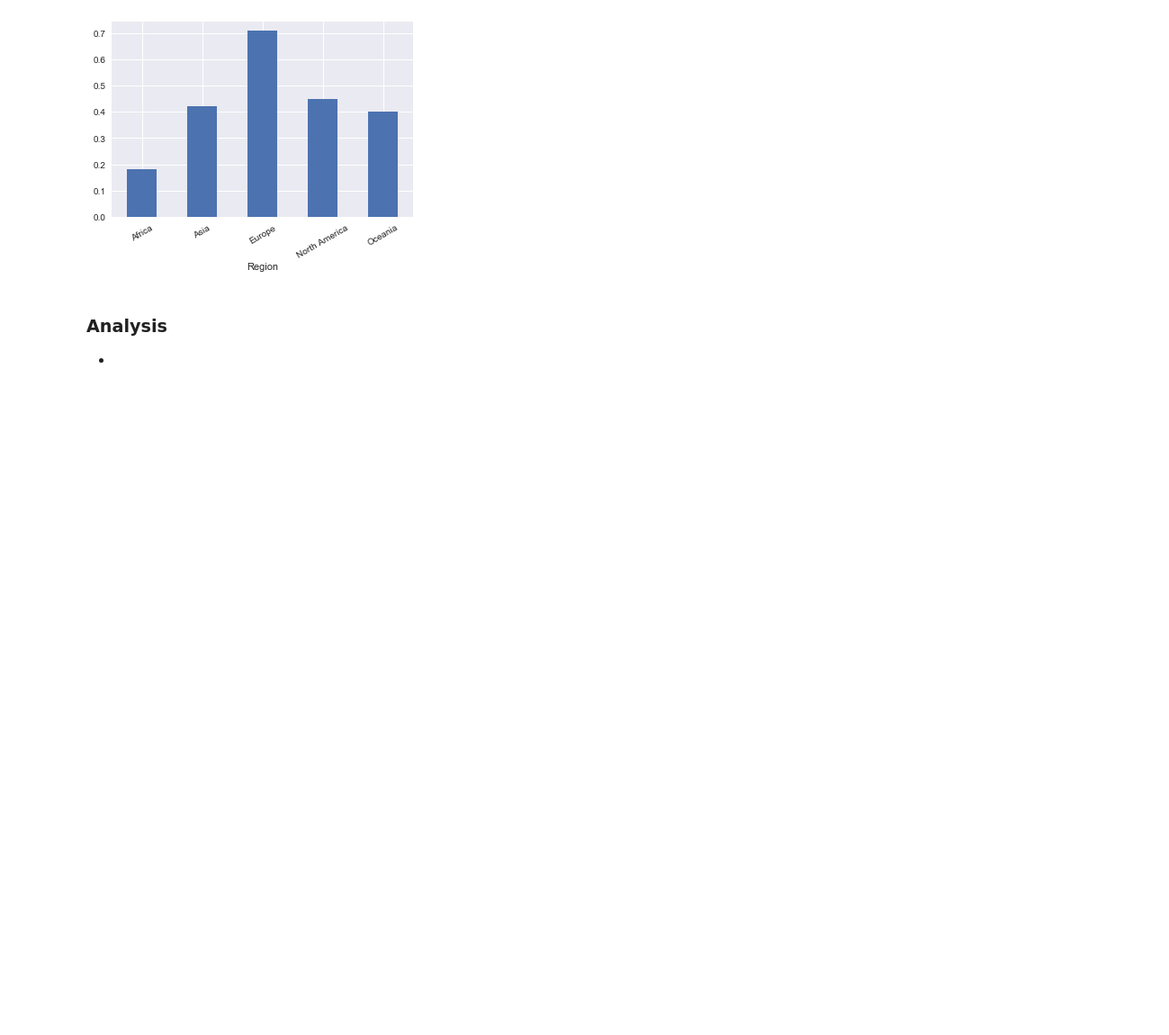
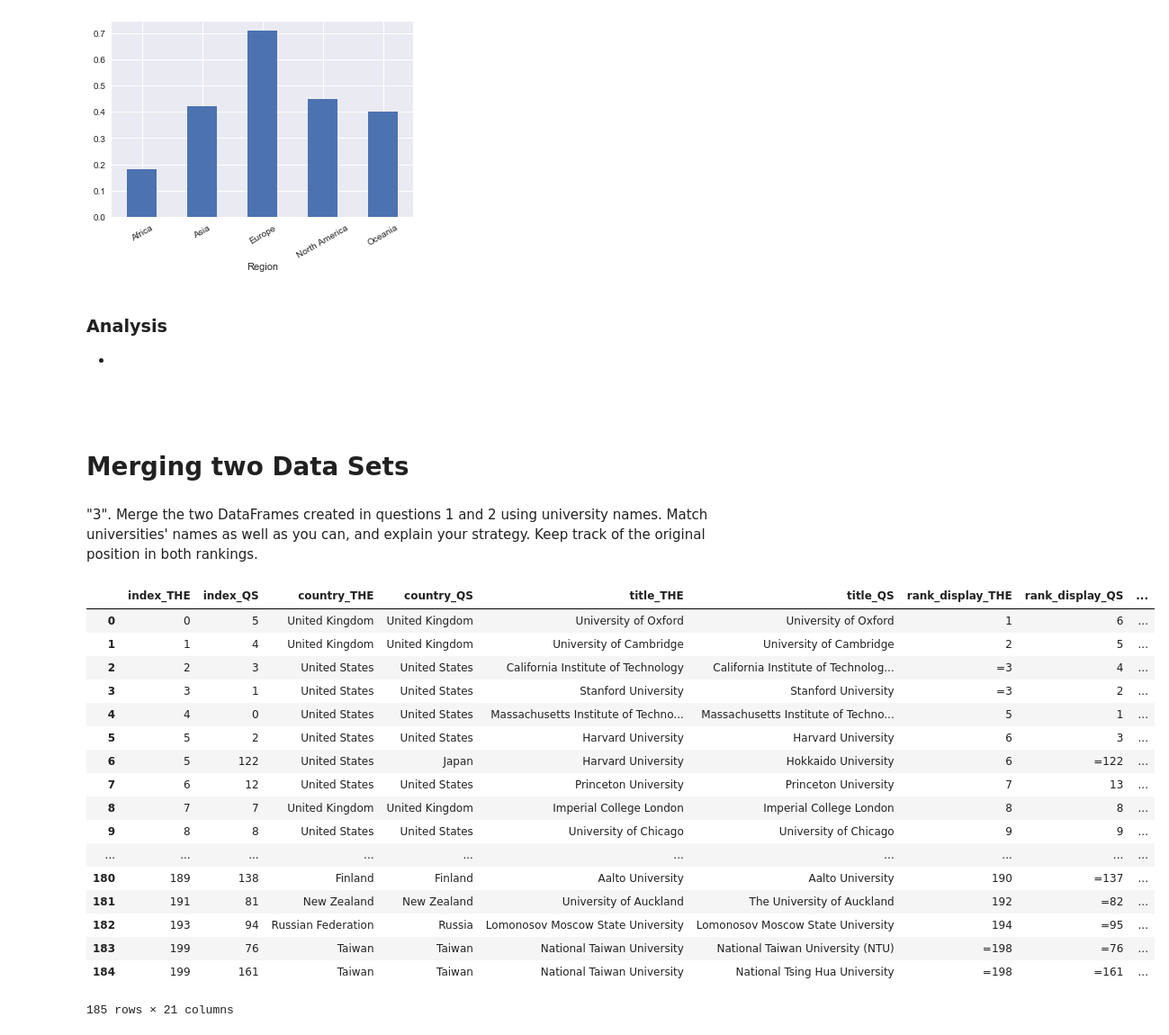
Before and after one commit to m-yaghini/ada17, a Jupyter notebook: homework2/Homework 2 - M.Y..ipynb, the cells around one changed output. Shown at 90% size. Saved outputs shown, nothing was run; the diff lists cells and outputs as text; code cells hidden in the pictures; blank space fills up the shorter version.

```diff
--- a/homework2/Homework 2 - M.Y..ipynb
+++ b/homework2/Homework 2 - M.Y..ipynb
@@ -691,3 +672,54 @@ A = (DF_THE_country_interStd_totalStd_ratio[['country', 'region', 'interStd_tota
 # %% [markdown]
 ### Analysis
 -
+# %% [markdown]
+#
+# %% [markdown]
+# Merging two Data Sets
+# %% [markdown]
+ "3". Merge the two DataFrames created in questions 1 and 2 using university names. Match universities' names as well as you can, and explain your strategy. Keep track of the original position in both rankings.
+# %%
+def get_closest_match(left_df, right_df, right_df_matching_column_name):
+    # gets the closest matching between the left_df and right_df on the column name specified.
+    import difflib
+    result = difflib.get_close_matches(left_df,
+                                       right_df[right_df_matching_column_name],
+                                       n=1) # the default threshold is 60% similarity.
+    try:
+        return result[0]
+    except IndexError:
+        return np.nan
+
+DF_topuni_ = DF_topuni.copy(deep=True).reset_index() # by reseting the index, we add another column (to keep track
+                                                     #  of  things after merging.)
+DF_THE_ = DF_THE.copy(deep=True).reset_index()
+
+DF_topuni_['matched_title'] = DF_topuni_['title'].apply(lambda x: get_closest_match(x, DF_THE_, 'title'))
+DF_merged = DF_THE_.merge(DF_topuni_, left_on='title', right_on='matched_title', suffixes=['_THE', '_QS'] )
+
+# we reorder columns for better comparison purposes.
+DF_merged = DF_merged.reindex_axis(['index_THE', 'index_QS', 'country_THE', 'country_QS', 'title_THE', 'title_QS', 'rank_display_THE', 'rank_display_QS',
+                     'total_std_THE', 'total_std_QS', 'interStd_totalStd_ratio_THE', 'interStd_totalStd_ratio_QS',
+                    'Fac_Std_ratio_THE', 'Fac_Std_ratio_QS', 'region_THE', 'region_QS', 'inter_std', 'inter_fac',
+                     'total_fac','matched_title', 'rank_order'], axis=1)
+
+DF_merged
+# %% [output]
+|  | index_THE | index_QS | country_THE | country_QS | title_THE | title_QS | rank_display_THE | rank_display_QS | ... |
+| 0 | 0 | 5 | United Kingdom | United Kingdom | University of Oxford | University of Oxford | 1 | 6 | ... |
+| 1 | 1 | 4 | United Kingdom | United Kingdom | University of Cambridge | University of Cambridge | 2 | 5 | ... |
+| 2 | 2 | 3 | United States | United States | California Institute of Technology | California Institute of Technolog... | =3 | 4 | ... |
+| 3 | 3 | 1 | United States | United States | Stanford University | Stanford University | =3 | 2 | ... |
+| 4 | 4 | 0 | United States | United States | Massachusetts Institute of Techno... | Massachusetts Institute of Techno... | 5 | 1 | ... |
+| 5 | 5 | 2 | United States | United States | Harvard University | Harvard University | 6 | 3 | ... |
+| 6 | 5 | 122 | United States | Japan | Harvard University | Hokkaido University | 6 | =122 | ... |
+| 7 | 6 | 12 | United States | United States | Princeton University | Princeton University | 7 | 13 | ... |
+| 8 | 7 | 7 | United Kingdom | United Kingdom | Imperial College London | Imperial College London | 8 | 8 | ... |
+| 9 | 8 | 8 | United States | United States | University of Chicago | University of Chicago | 9 | 9 | ... |
+| ... | ... | ... | ... | ... | ... | ... | ... | ... | ... |
+| 180 | 189 | 138 | Finland | Finland | Aalto University | Aalto University | 190 | =137 | ... |
+| 181 | 191 | 81 | New Zealand | New Zealand | University of Auckland | The University of Auckland | 192 | =82 | ... |
+| 182 | 193 | 94 | Russian Federation | Russia | Lomonosov Moscow State University | Lomonosov Moscow State University | 194 | =95 | ... |
+| 183 | 199 | 76 | Taiwan | Taiwan | National Taiwan University | National Taiwan University (NTU) | =198 | =76 | ... |
+| 184 | 199 | 161 | Taiwan | Taiwan | National Taiwan University | National Tsing Hua University | =198 | =161 | ... |
+185 rows × 21 columns
```
Also changed, not shown: parts of 1 cell of this notebook.
